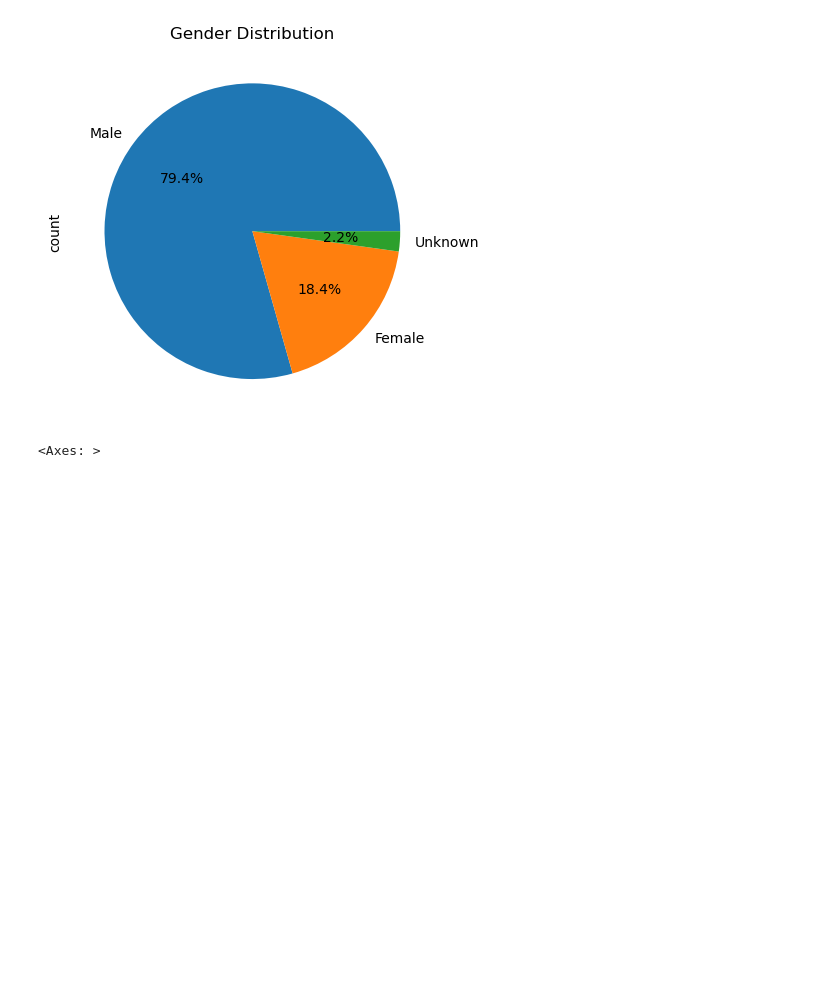
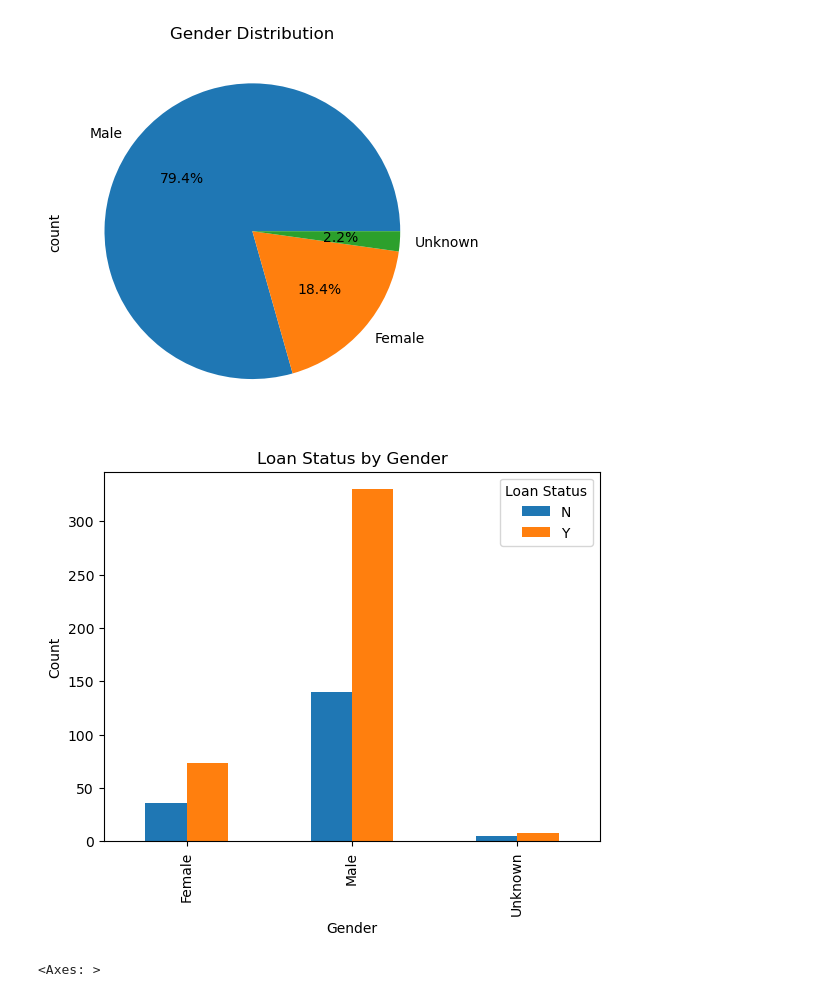
Before and after one commit to aaryaparekh/data1030_project, a Jupyter notebook: src/home_loan_EDA.ipynb, the cells around one changed output. Drawn from its saved outputs; the diff is of its cells as text; code cells hidden in the pictures; blank space fills up the shorter version.

```diff
--- a/src/home_loan_EDA.ipynb
+++ b/src/home_loan_EDA.ipynb
@@ -140,6 +146,15 @@ plt.title('Gender Distribution')
 plt.show()
 # %% [output]
 [figure]
+# %%
+pd.crosstab(df['Gender'], df['Loan_Status']).plot(kind='bar')
+plt.title('Loan Status by Gender')
+plt.xlabel('Gender')
+plt.ylabel('Count')
+plt.legend(title='Loan Status')
+plt.show()
+# %% [output]
+[figure, added]
 # %%
 df['Dependents'].hist()
 # %% [output]
```
Also changed, not shown: parts of 13 cells of this notebook.
